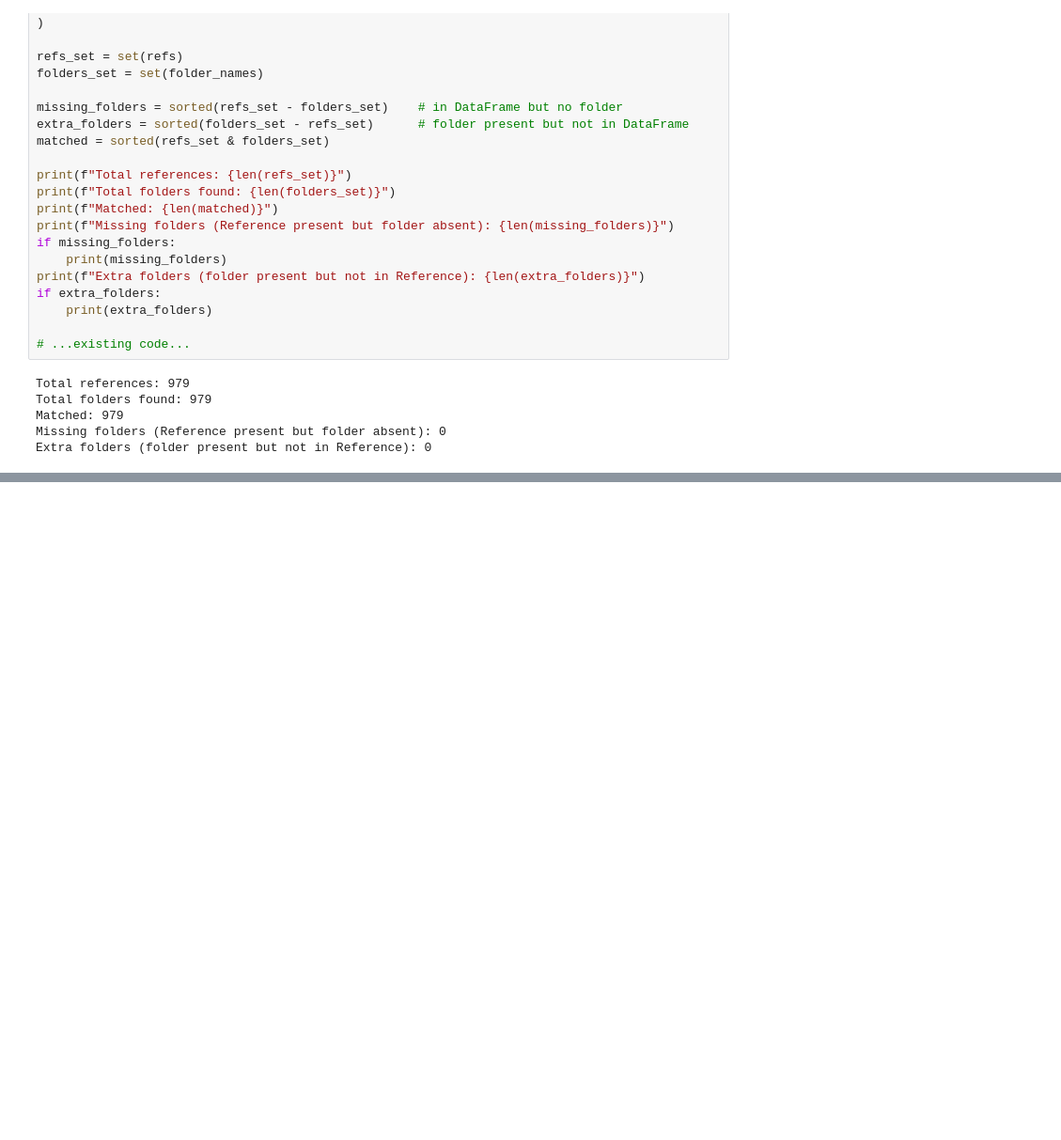
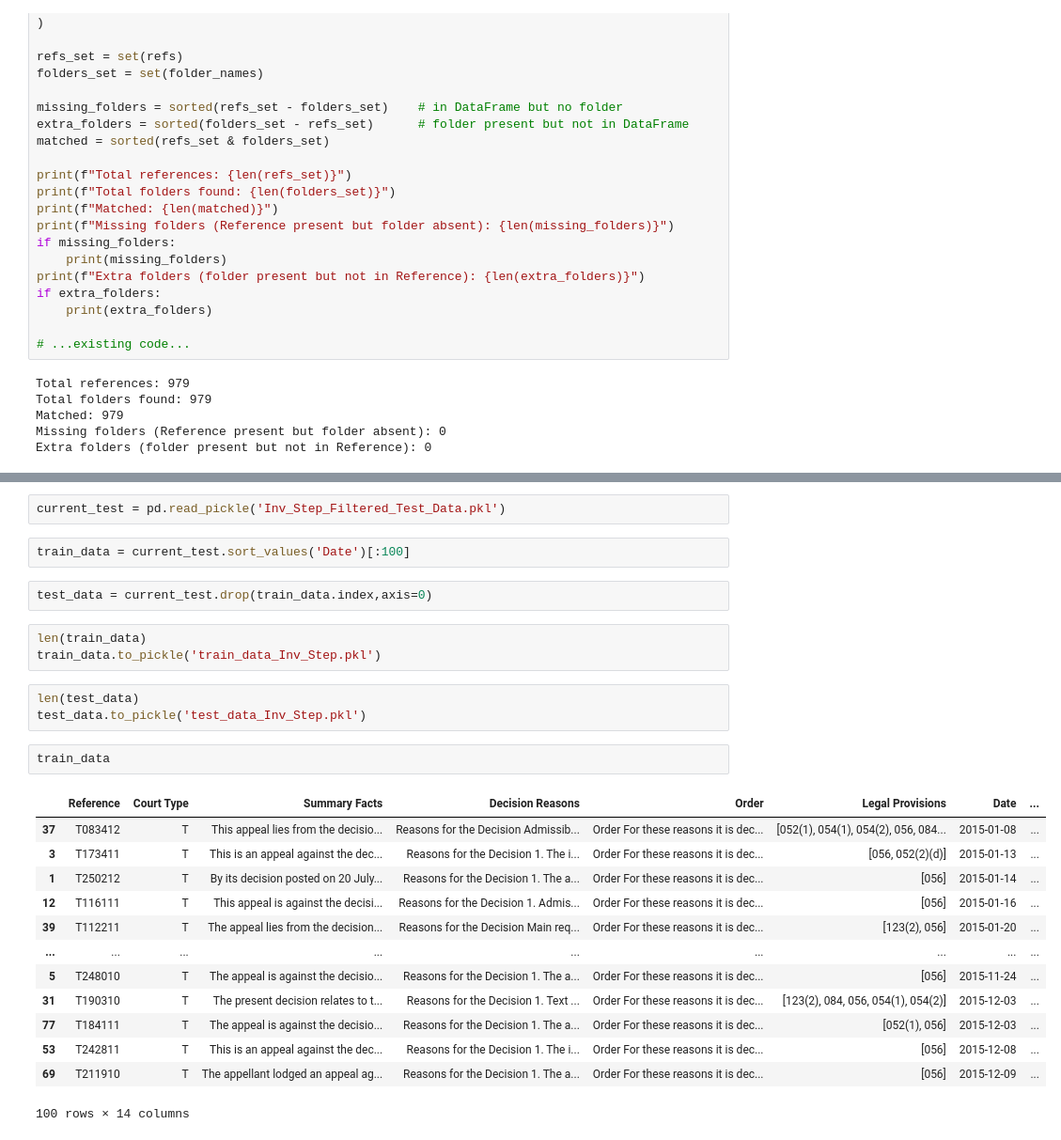
Before and after one commit to dahrb/Inventive_Step_ADM, a Jupyter notebook: Data/data_prep.ipynb, the cells around one changed output, grey strips where cells are left out. Shown at 94% size. Cells and saved outputs as stored; diff of their text form; blank space fills up the shorter version.

```diff
--- a/Data/data_prep.ipynb
+++ b/Data/data_prep.ipynb
@@ -243,0 +242,28 @@ Extra folders (folder present but not in Reference): 0
+# %%
+current_test = pd.read_pickle('Inv_Step_Filtered_Test_Data.pkl')
+# %%
+train_data = current_test.sort_values('Date')[:100]
+# %%
+test_data = current_test.drop(train_data.index,axis=0)
+# %%
+len(train_data)
+train_data.to_pickle('train_data_Inv_Step.pkl')
+# %%
+len(test_data)
+test_data.to_pickle('test_data_Inv_Step.pkl')
+# %%
+train_data
+# %% [output]
+|  | Reference | Court Type | Summary Facts | Decision Reasons | Order | Legal Provisions | Date | ... |
+| 37 | T083412 | T | This appeal lies from the decisio... | Reasons for the Decision Admissib... | Order For these reasons it is dec... | [052(1), 054(1), 054(2), 056, 084... | 2015-01-08 | ... |
+| 3 | T173411 | T | This is an appeal against the dec... | Reasons for the Decision 1. The i... | Order For these reasons it is dec... | [056, 052(2)(d)] | 2015-01-13 | ... |
+| 1 | T250212 | T | By its decision posted on 20 July... | Reasons for the Decision 1. The a... | Order For these reasons it is dec... | [056] | 2015-01-14 | ... |
+| 12 | T116111 | T | This appeal is against the decisi... | Reasons for the Decision 1. Admis... | Order For these reasons it is dec... | [056] | 2015-01-16 | ... |
+| 39 | T112211 | T | The appeal lies from the decision... | Reasons for the Decision Main req... | Order For these reasons it is dec... | [123(2), 056] | 2015-01-20 | ... |
+| ... | ... | ... | ... | ... | ... | ... | ... | ... |
+| 5 | T248010 | T | The appeal is against the decisio... | Reasons for the Decision 1. The a... | Order For these reasons it is dec... | [056] | 2015-11-24 | ... |
+| 31 | T190310 | T | The present decision relates to t... | Reasons for the Decision 1. Text ... | Order For these reasons it is dec... | [123(2), 084, 056, 054(1), 054(2)] | 2015-12-03 | ... |
+| 77 | T184111 | T | The appeal is against the decisio... | Reasons for the Decision 1. The a... | Order For these reasons it is dec... | [052(1), 056] | 2015-12-03 | ... |
+| 53 | T242811 | T | This is an appeal against the dec... | Reasons for the Decision 1. The i... | Order For these reasons it is dec... | [056] | 2015-12-08 | ... |
+| 69 | T211910 | T | The appellant lodged an appeal ag... | Reasons for the Decision 1. The a... | Order For these reasons it is dec... | [056] | 2015-12-09 | ... |
+100 rows × 14 columns
```
Also changed, not shown: parts of 5 cells of this notebook, 31 other files.
